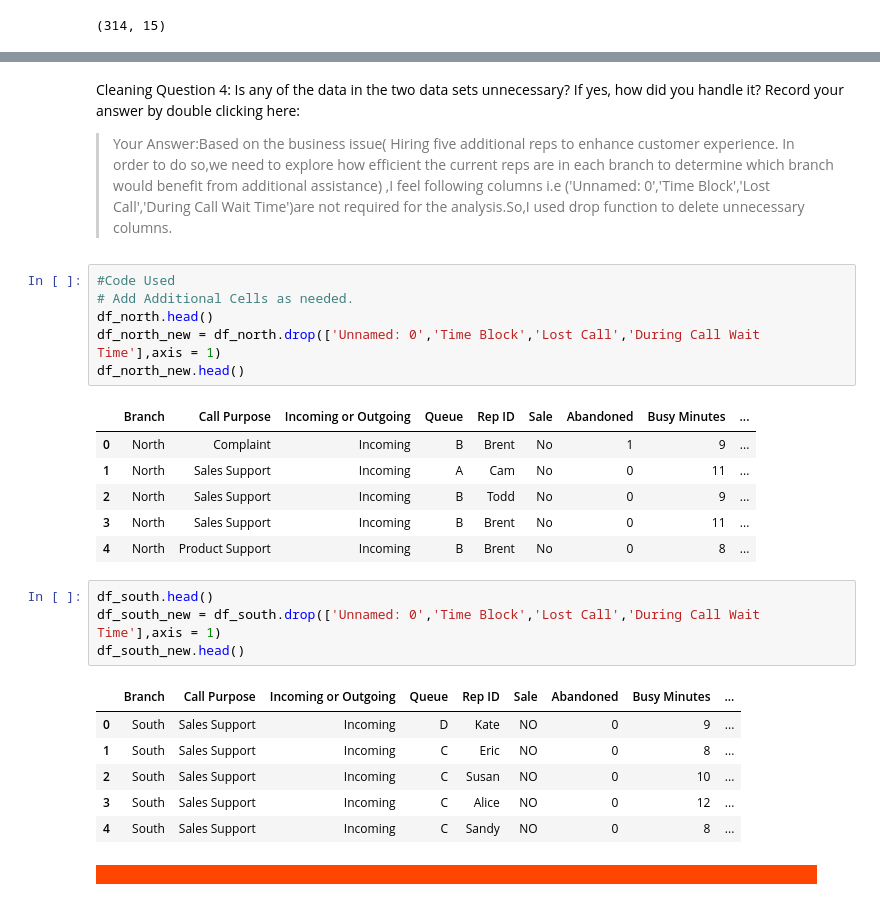
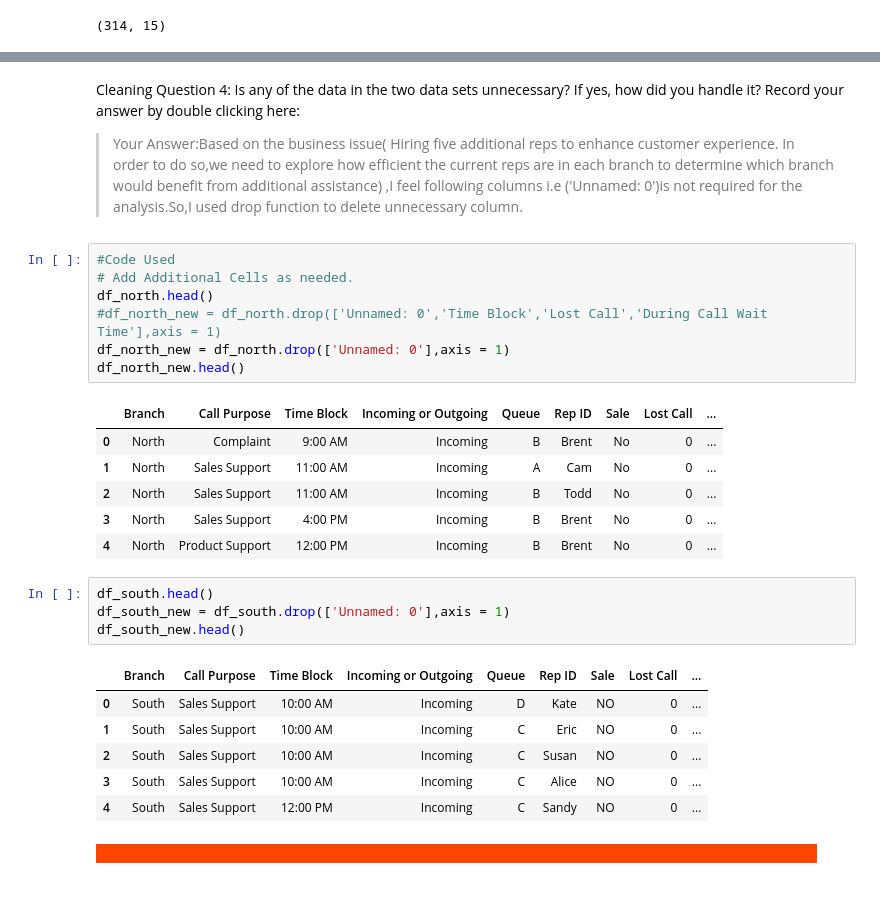
Before and after one commit to RajaniCherukuri/call-center-cleanup-assignment, a Jupyter notebook: Call_Center_Cleanup.ipynb, the cells around one changed output, grey strips where cells are left out. Cells and saved outputs as stored; diff of their text form.

```diff
--- a/Call_Center_Cleanup.ipynb
+++ b/Call_Center_Cleanup.ipynb
@@ -314,31 +314,32 @@ dtype: float64
 # %% [markdown]
 Cleaning Question 4:  Is any of the data in the two data sets unnecessary? If yes, how did you handle it?
 Record your answer by double clicking here:
-> Your Answer:Based on the business issue( Hiring five additional reps to enhance customer experience. In order to do so,we need to explore how efficient the current reps are in each branch to determine which branch would benefit from additional assistance) ,I feel following columns i.e ('Unnamed: 0','Time Block','Lost Call','During Call Wait Time')are not required for the analysis.So,I used drop function to delete unnecessary columns.
+> Your Answer:Based on the business issue( Hiring five additional reps to enhance customer experience. In order to do so,we need to explore how efficient the current reps are in each branch to determine which branch would benefit from additional assistance) ,I feel following columns i.e ('Unnamed: 0')is not required for the analysis.So,I used drop function to delete unnecessary column.
 # %%
 #Code Used
 # Add Additional Cells as needed.
 df_north.head()
-df_north_new = df_north.drop(['Unnamed: 0','Time Block','Lost Call','During Call Wait Time'],axis = 1)
+#df_north_new = df_north.drop(['Unnamed: 0','Time Block','Lost Call','During Call Wait Time'],axis = 1)
+df_north_new = df_north.drop(['Unnamed: 0'],axis = 1)
 df_north_new.head()
 # %% [output]
-|  | Branch | Call Purpose | Incoming or Outgoing | Queue | Rep ID | Sale | Abandoned | Busy Minutes | ... |
-| 0 | North | Complaint | Incoming | B | Brent | No | 1 | 9 | ... |
-| 1 | North | Sales Support | Incoming | A | Cam | No | 0 | 11 | ... |
-| 2 | North | Sales Support | Incoming | B | Todd | No | 0 | 9 | ... |
-| 3 | North | Sales Support | Incoming | B | Brent | No | 0 | 11 | ... |
-| 4 | North | Product Support | Incoming | B | Brent | No | 0 | 8 | ... |
+|  | Branch | Call Purpose | Time Block | Incoming or Outgoing | Queue | Rep ID | Sale | Lost Call | ... |
+| 0 | North | Complaint | 9:00 AM | Incoming | B | Brent | No | 0 | ... |
+| 1 | North | Sales Support | 11:00 AM | Incoming | A | Cam | No | 0 | ... |
+| 2 | North | Sales Support | 11:00 AM | Incoming | B | Todd | No | 0 | ... |
+| 3 | North | Sales Support | 4:00 PM | Incoming | B | Brent | No | 0 | ... |
+| 4 | North | Product Support | 12:00 PM | Incoming | B | Brent | No | 0 | ... |
 # %%
 df_south.head()
-df_south_new = df_south.drop(['Unnamed: 0','Time Block','Lost Call','During Call Wait Time'],axis = 1)
+df_south_new = df_south.drop(['Unnamed: 0'],axis = 1)
 df_south_new.head()
 # %% [output]
-|  | Branch | Call Purpose | Incoming or Outgoing | Queue | Rep ID | Sale | Abandoned | Busy Minutes | ... |
-| 0 | South | Sales Support | Incoming | D | Kate | NO | 0 | 9 | ... |
-| 1 | South | Sales Support | Incoming | C | Eric | NO | 0 | 8 | ... |
-| 2 | South | Sales Support | Incoming | C | Susan | NO | 0 | 10 | ... |
-| 3 | South | Sales Support | Incoming | C | Alice | NO | 0 | 12 | ... |
-| 4 | South | Sales Support | Incoming | C | Sandy | NO | 0 | 8 | ... |
+|  | Branch | Call Purpose | Time Block | Incoming or Outgoing | Queue | Rep ID | Sale | Lost Call | ... |
+| 0 | South | Sales Support | 10:00 AM | Incoming | D | Kate | NO | 0 | ... |
+| 1 | South | Sales Support | 10:00 AM | Incoming | C | Eric | NO | 0 | ... |
+| 2 | South | Sales Support | 10:00 AM | Incoming | C | Susan | NO | 0 | ... |
+| 3 | South | Sales Support | 10:00 AM | Incoming | C | Alice | NO | 0 | ... |
+| 4 | South | Sales Support | 12:00 PM | Incoming | C | Sandy | NO | 0 | ... |
 # %% [markdown]
 <span style="background-color:orangered; color:orangered;">- - - - - - - - - - - - - - - - - - - - - - - - - - - - - - - - - - - - - - - - - - - - - - - - - - - - - - - - - - - - - - - - - - - - - - - - - - - - - - - - - - - - - - - - -</span>
 # %% [markdown]
```
Also changed, not shown: parts of 7 cells of this notebook.
